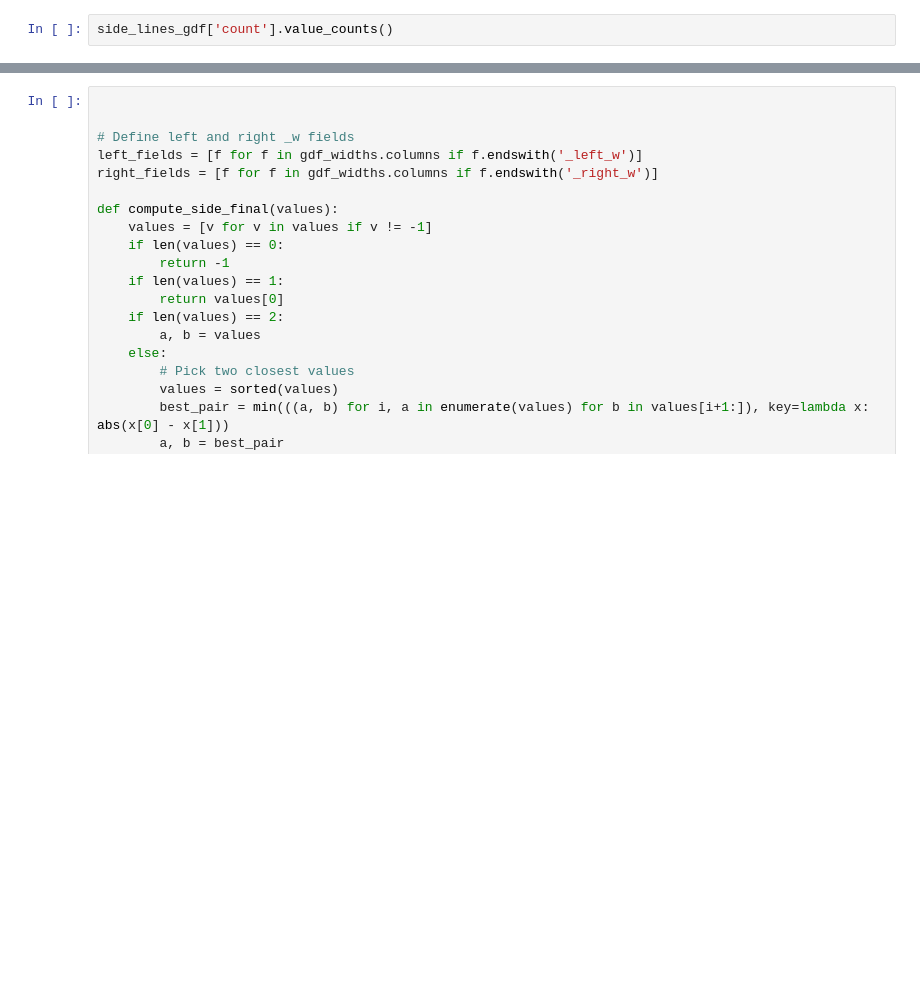
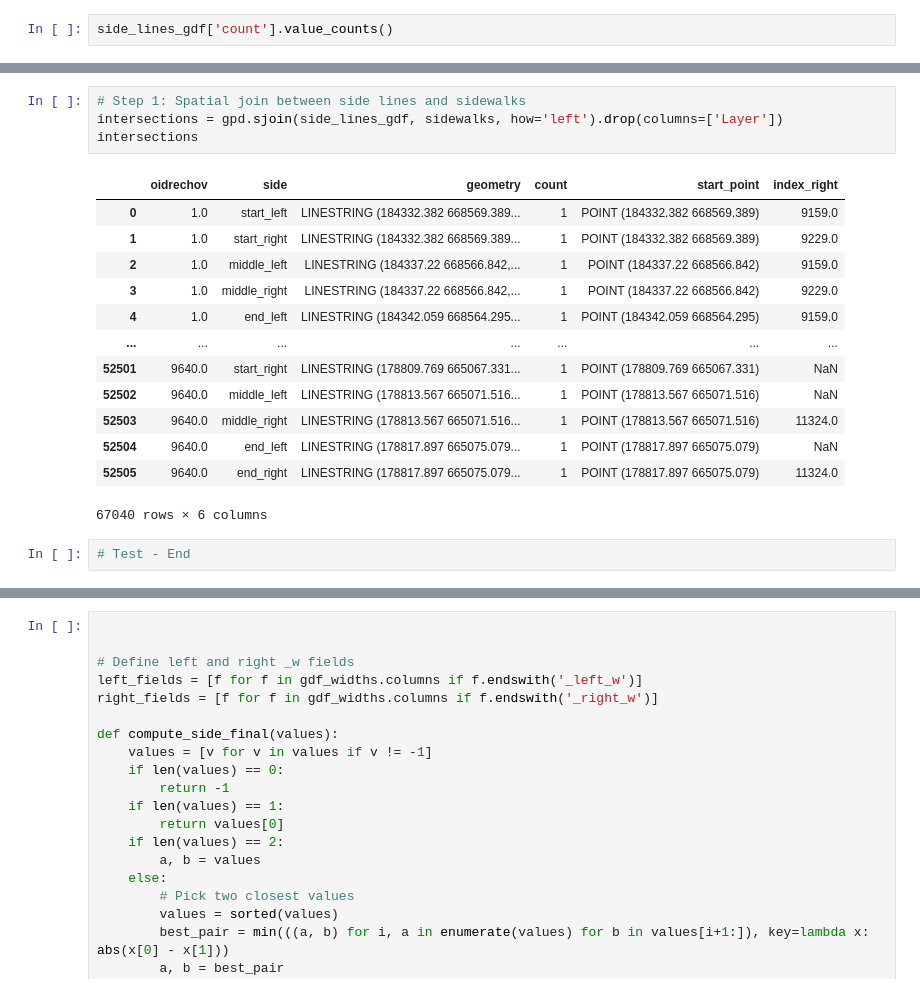
Before and after one commit to achic19/ASC2, a Jupyter notebook: code/sidewalk_width.ipynb, the cells around one changed output, grey strips where cells are left out. Cells and saved outputs as stored; diff of their text form; blank space fills up the shorter version.

```diff
--- a/code/sidewalk_width.ipynb
+++ b/code/sidewalk_width.ipynb
@@ -164,0 +368,20 @@ gdf.to_file(f'{detail_folder}/streets_sidewalks_mid.shp', driver='ESRI Shapefile
+# %%
+# Step 1: Spatial join between side lines and sidewalks
+intersections = gpd.sjoin(side_lines_gdf, sidewalks, how='left').drop(columns=['Layer'])
+intersections
+# %% [output]
+|  | oidrechov | side | geometry | count | start_point | index_right |
+| 0 | 1.0 | start_left | LINESTRING (184332.382 668569.389... | 1 | POINT (184332.382 668569.389) | 9159.0 |
+| 1 | 1.0 | start_right | LINESTRING (184332.382 668569.389... | 1 | POINT (184332.382 668569.389) | 9229.0 |
+| 2 | 1.0 | middle_left | LINESTRING (184337.22 668566.842,... | 1 | POINT (184337.22 668566.842) | 9159.0 |
+| 3 | 1.0 | middle_right | LINESTRING (184337.22 668566.842,... | 1 | POINT (184337.22 668566.842) | 9229.0 |
+| 4 | 1.0 | end_left | LINESTRING (184342.059 668564.295... | 1 | POINT (184342.059 668564.295) | 9159.0 |
+| ... | ... | ... | ... | ... | ... | ... |
+| 52501 | 9640.0 | start_right | LINESTRING (178809.769 665067.331... | 1 | POINT (178809.769 665067.331) | NaN |
+| 52502 | 9640.0 | middle_left | LINESTRING (178813.567 665071.516... | 1 | POINT (178813.567 665071.516) | NaN |
+| 52503 | 9640.0 | middle_right | LINESTRING (178813.567 665071.516... | 1 | POINT (178813.567 665071.516) | 11324.0 |
+| 52504 | 9640.0 | end_left | LINESTRING (178817.897 665075.079... | 1 | POINT (178817.897 665075.079) | NaN |
+| 52505 | 9640.0 | end_right | LINESTRING (178817.897 665075.079... | 1 | POINT (178817.897 665075.079) | 11324.0 |
+67040 rows × 6 columns
+# %%
+# Test - End
```
Also changed, not shown: parts of 23 cells of this notebook, 5 other files.
